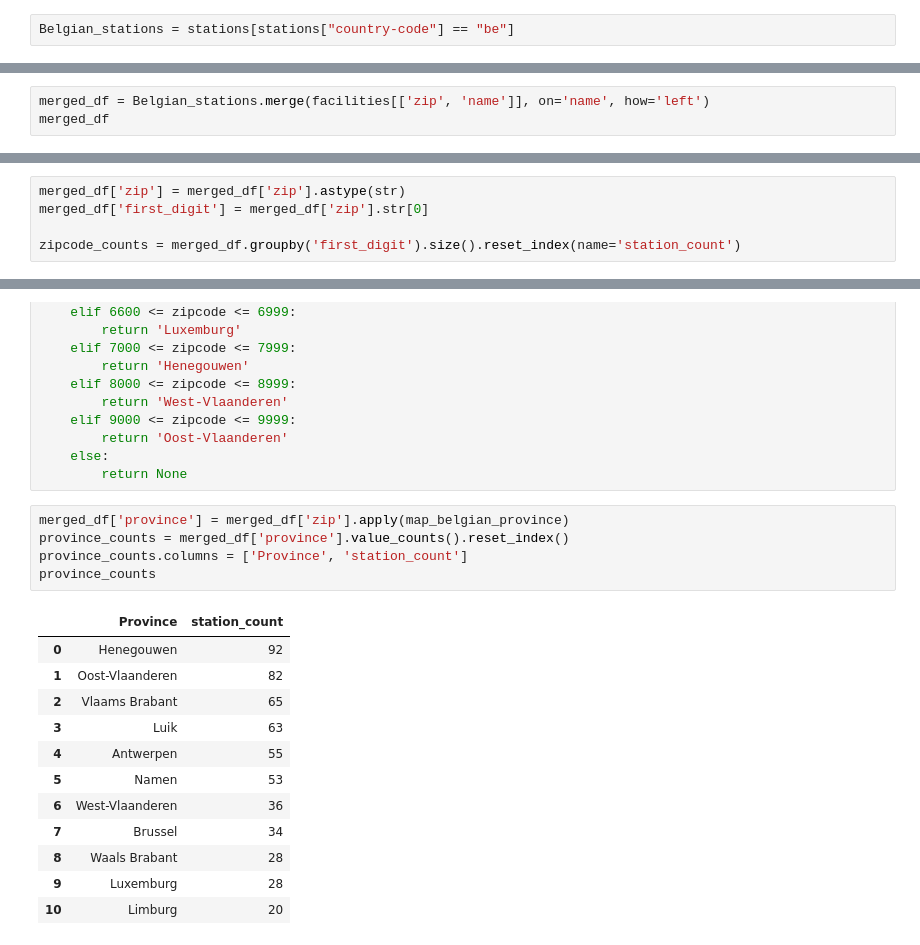
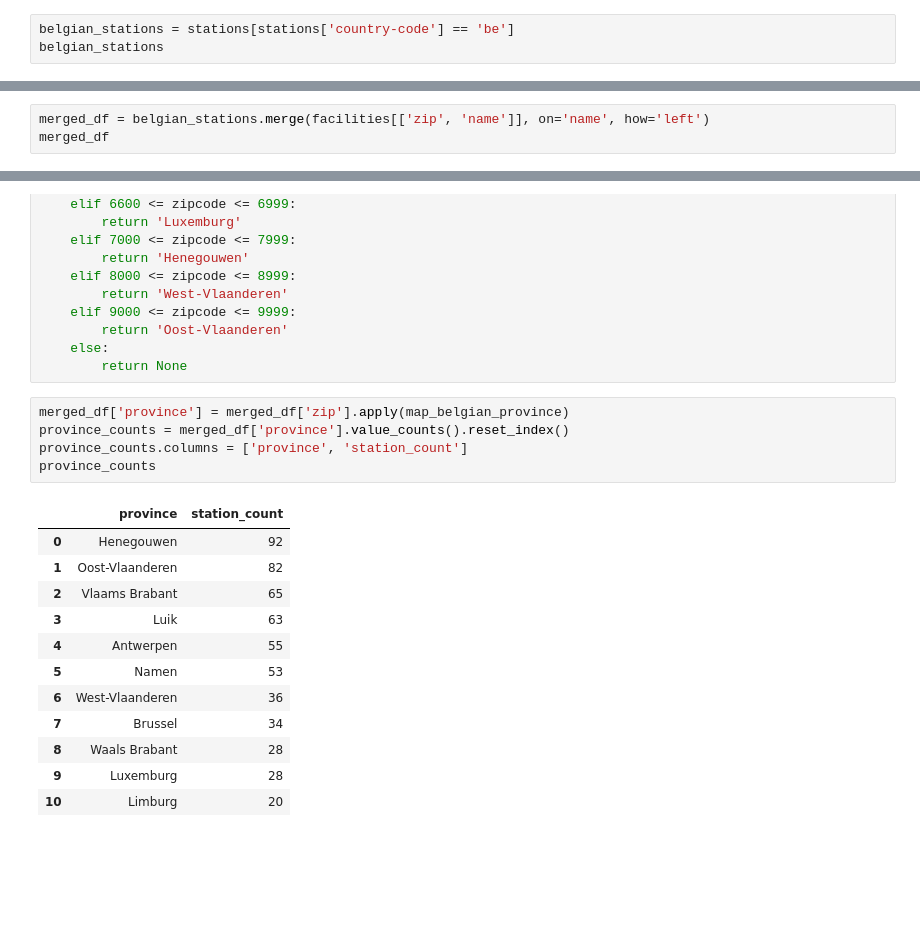
Before and after one commit to Mathissemeynen/ACRM-group-11, a Jupyter notebook: StationCoverageAccesibility.ipynb, the cells around one changed output, grey strips where cells are left out. Cells and saved outputs as stored; diff of their text form; blank space fills up the shorter version.

Commit message:
StationCoverageAccesibility Adaptations for correct merging and plotting

```diff
--- a/StationCoverageAccesibility.ipynb
+++ b/StationCoverageAccesibility.ipynb
@@ -142,2 +56,3 @@ stations
 # %%
-Belgian_stations = stations[stations["country-code"] == "be"]
+belgian_stations = stations[stations['country-code'] == 'be']
+belgian_stations
@@ -176,5 +73,5 @@ facilities
 # %%
-merged_df = Belgian_stations.merge(facilities[['zip', 'name']], on='name', how='left')
+merged_df = belgian_stations.merge(facilities[['zip', 'name']], on='name', how='left')
 merged_df
 # %% [output]
 |  | station_id | name | alternative-fr | alternative-nl | alternative-de | alternative-en | country-code | ... |
@@ -190,11 +87,6 @@ merged_df
 | 572 | 8894821 | Zwijndrecht | NaN | NaN | NaN | NaN | be | ... |
 | 573 | 8883212 | Écaussinnes | NaN | NaN | NaN | NaN | be | ... |
 574 rows × 12 columns
-# %%
-merged_df['zip'] = merged_df['zip'].astype(str)
-merged_df['first_digit'] = merged_df['zip'].str[0]
-
-zipcode_counts = merged_df.groupby('first_digit').size().reset_index(name='station_count')
 # %%
 def map_belgian_province(zipcode):
     try:
@@ -233,10 +125,10 @@ def map_belgian_province(zipcode):
 # %%
 merged_df['province'] = merged_df['zip'].apply(map_belgian_province)
 province_counts = merged_df['province'].value_counts().reset_index()
-province_counts.columns = ['Province', 'station_count']
+province_counts.columns = ['province', 'station_count']
 province_counts
 # %% [output]
-|  | Province | station_count |
+|  | province | station_count |
 | 0 | Henegouwen | 92 |
 | 1 | Oost-Vlaanderen | 82 |
 | 2 | Vlaams Brabant | 65 |
```
Also changed, not shown: parts of 29 cells of this notebook.
